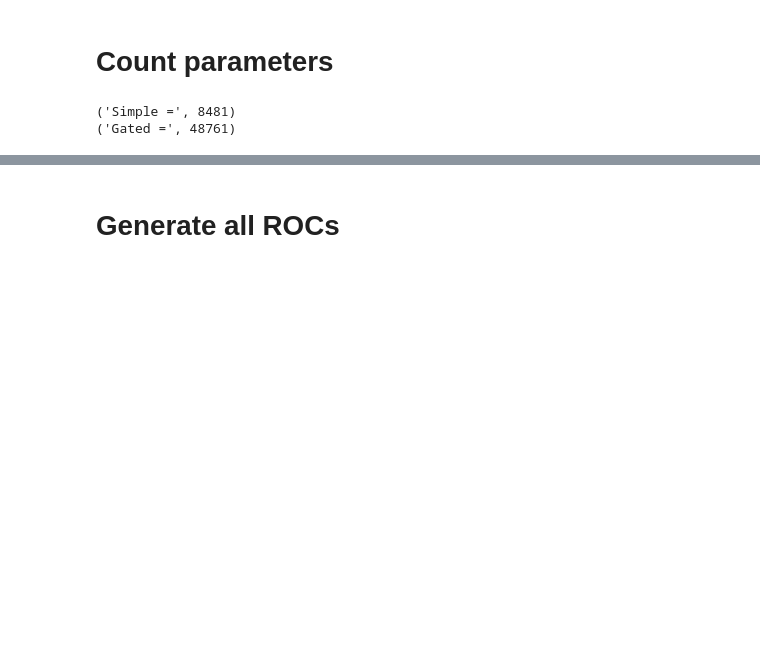
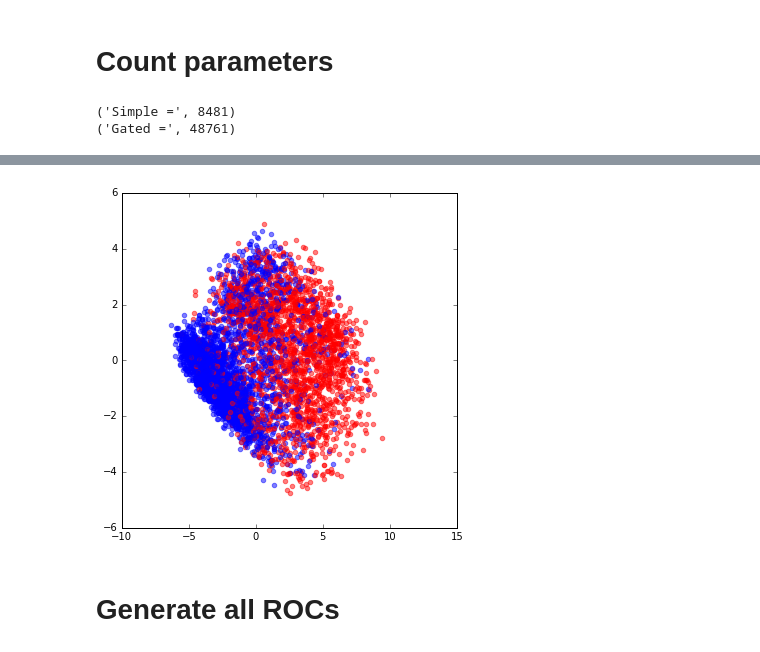
Before and after one commit to glouppe/recnn, a Jupyter notebook: notebooks/jet-study-2.ipynb, the cells around one changed output, grey strips where cells are left out. Cells and saved outputs as stored; diff of their text form; code cells hidden in the pictures; blank space fills up the shorter version.

```diff
--- a/notebooks/jet-study-2.ipynb
+++ b/notebooks/jet-study-2.ipynb
@@ -290,3 +327,13 @@ print("Gated =", count(params))
+# %%
+from sklearn.decomposition import PCA
+Xtt = PCA(n_components=2).fit_transform(Xt)
+
+for i in range(5000):
+    plt.scatter(Xtt[i, 0], Xtt[i, 1], color="b" if y[i] == 1 else "r", alpha=0.5)
+
+plt.show()
+# %% [output]
+[figure, added]
 # %% [markdown]
 # Generate all ROCs
 # %%
```
Also changed, not shown: parts of 7 cells of this notebook, 2 other files.
